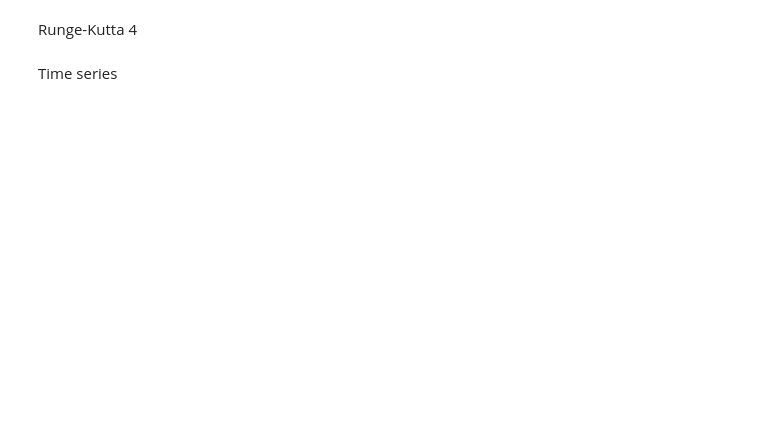
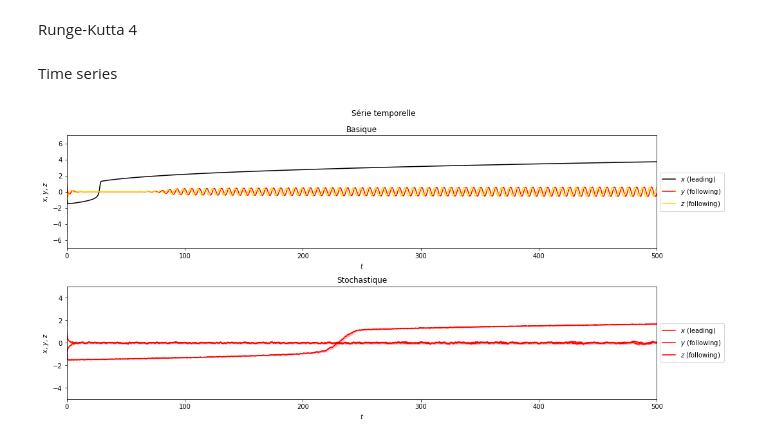
Before and after one commit to Mathieu-R/climate-tipping-points, a Jupyter notebook: notebooks/Bifurcations.ipynb, the cells around one changed output. Drawn from its saved outputs; the diff is of its cells as text; code cells hidden in the pictures; blank space fills up the shorter version.

```diff
--- a/notebooks/Bifurcations.ipynb
+++ b/notebooks/Bifurcations.ipynb
@@ -376,34 +373,36 @@ class time_series():
     ax1.set_title("Basique")
 
     # ax2.plot(time_mesh_stoch, stochastic_results[:,0], color="black")
     # ax2.plot(time_mesh_stoch, stochastic_results[:,1], color="red")
     # ax2.plot(time_mesh_stoch, stochastic_results[:,2], color="gold")
 
     # plot the mean of all the simulations
     # with a 95% CI interval
-    print(stochastic_results.head())
+    # print(stochastic_results.head())
     g = sns.lineplot(
       x="t",
       y="variables",
       hue="position",
-      data=stochastic_results
+      palette=("red",),
+      data=stochastic_results,
+      ax=ax2
     )
 
     ax2.set_xlabel("$t$")
     ax2.set_ylabel("$x$, $y$, $z$")
     ax2.set_xlim(0,500)
     ax2.set_ylim(-5,5)
     ax2.legend(self.legends, loc="center left", bbox_to_anchor=(1,0.5))
     ax2.set_title("Stochastique")
-
-    plt.close(g.fig)
 
     plt.tight_layout()
     plt.show()
 
 
 def run_time_series():
   time_serie = time_series()
   time_serie.plot()
 
 run_time_series()
+# %% [output]
+[figure, added]
```
Also changed, not shown: parts of 2 cells of this notebook, 1 other file.
